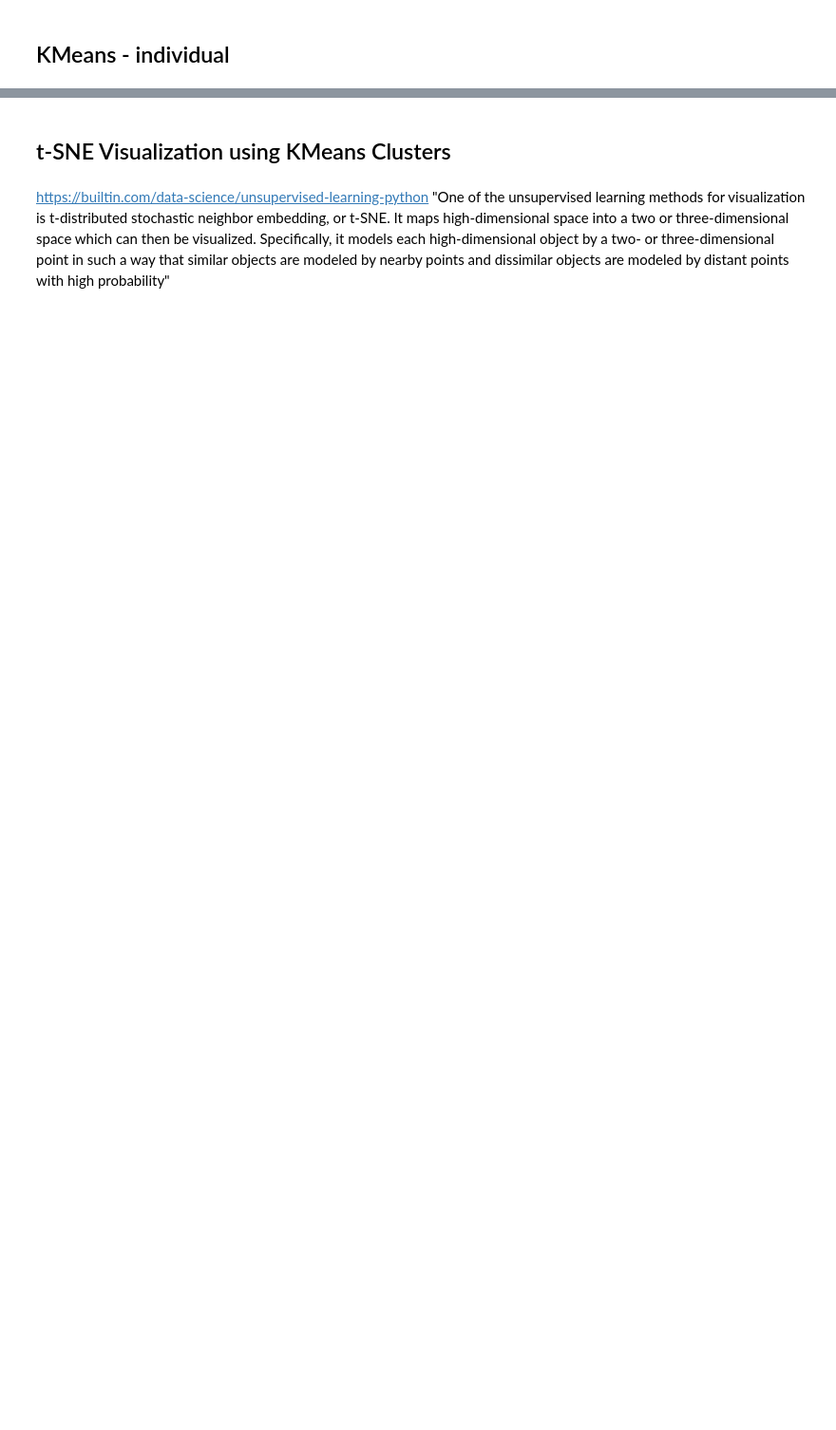
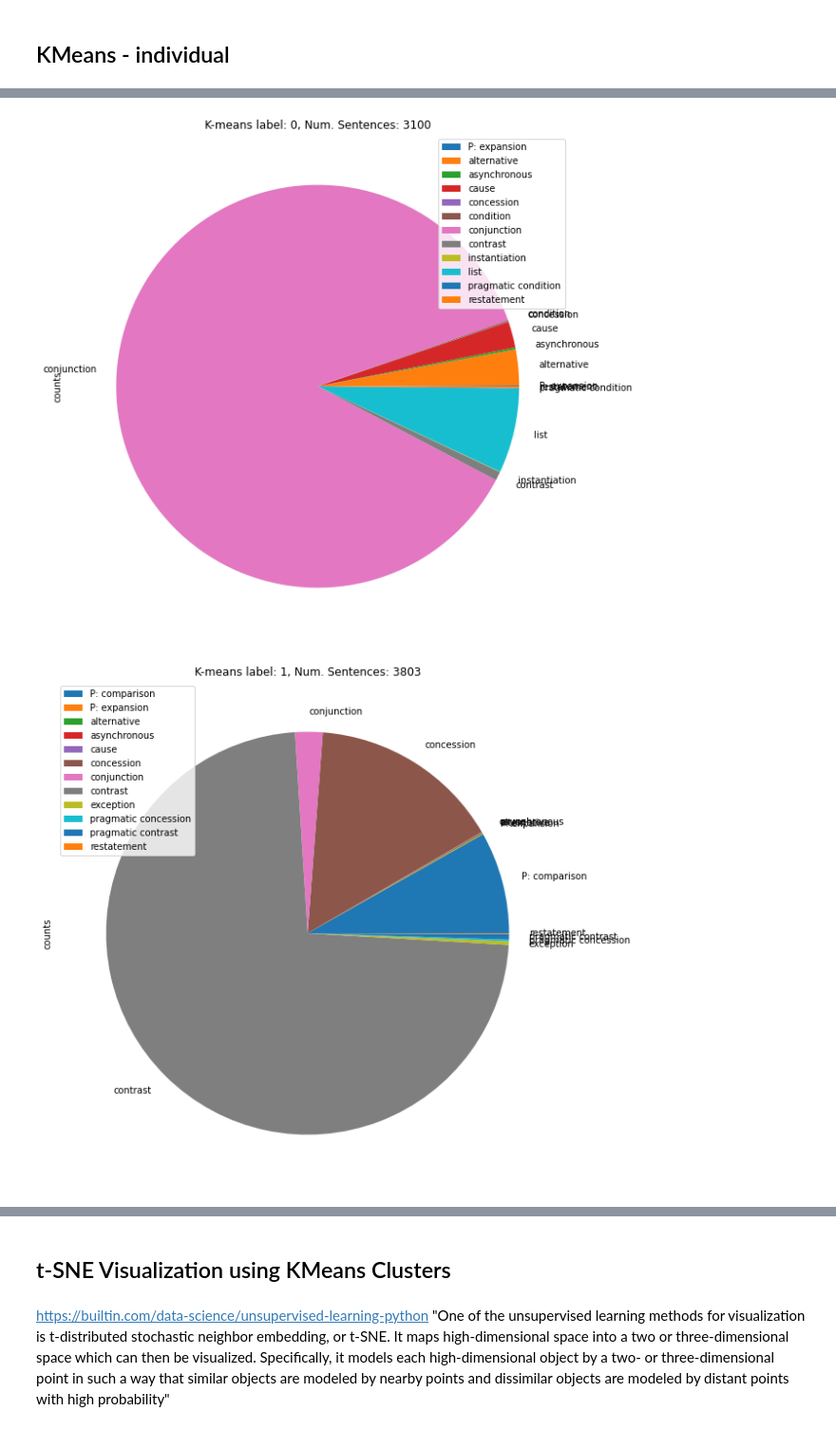
Before and after one commit to xjseabrum/comp_disc_S22_proj, a Jupyter notebook: main_proj.ipynb, the cells around one changed output, grey strips where cells are left out. Shown at 95% size. Drawn from its saved outputs; the diff is of its cells as text; code cells hidden in the pictures; blank space fills up the shorter version.

```diff
--- a/main_proj.ipynb
+++ b/main_proj.ipynb
@@ -405,3 +319,0 @@ def count_label(kmeans_label,rel_tag):
-# %%
-df_count=count_label(kmeans.labels_,rel_tag)
-df_count
@@ -430,2 +319,0 @@ def summary_frame(dataframe, label):
-# %%
-df = view_labels.get_df()
@@ -479,6 +319,0 @@ list(set(df5["connective"]))
-# %%
-for i in range(u):
-  df_by_klabel=df_count.loc[df_count['kmeans_label'] == i]
-  total_number = df_by_klabel["counts"].sum()
-  plt=df_by_klabel.set_index("secondary_tag").plot.pie(y='counts', figsize=(10, 10),fontsize=10)
-  plt.set_title("K-means label: {}, Num. Entries: {}".format(i, total_number))
@@ -500,0 +419,7 @@ def tag_visualization(kmeans_label,pdtb_tag):
+# %%
+# reference : https://scikit-learn.org/stable/modules/generated/sklearn.cluster.KMeans.html
+km = RunKMeans(u = 9,
+               random_state = 0,
+               X = X,
+               X_sentences = X_sentences,
+               rel_tag = rel_tag)
@@ -500,0 +530,5 @@ def tag_visualization(kmeans_label,pdtb_tag):
+# %%
+km.show_piechart()
+# %% [output]
+[figure, added]
+[figure, added]
```
Also changed, not shown: parts of 63 cells of this notebook.
